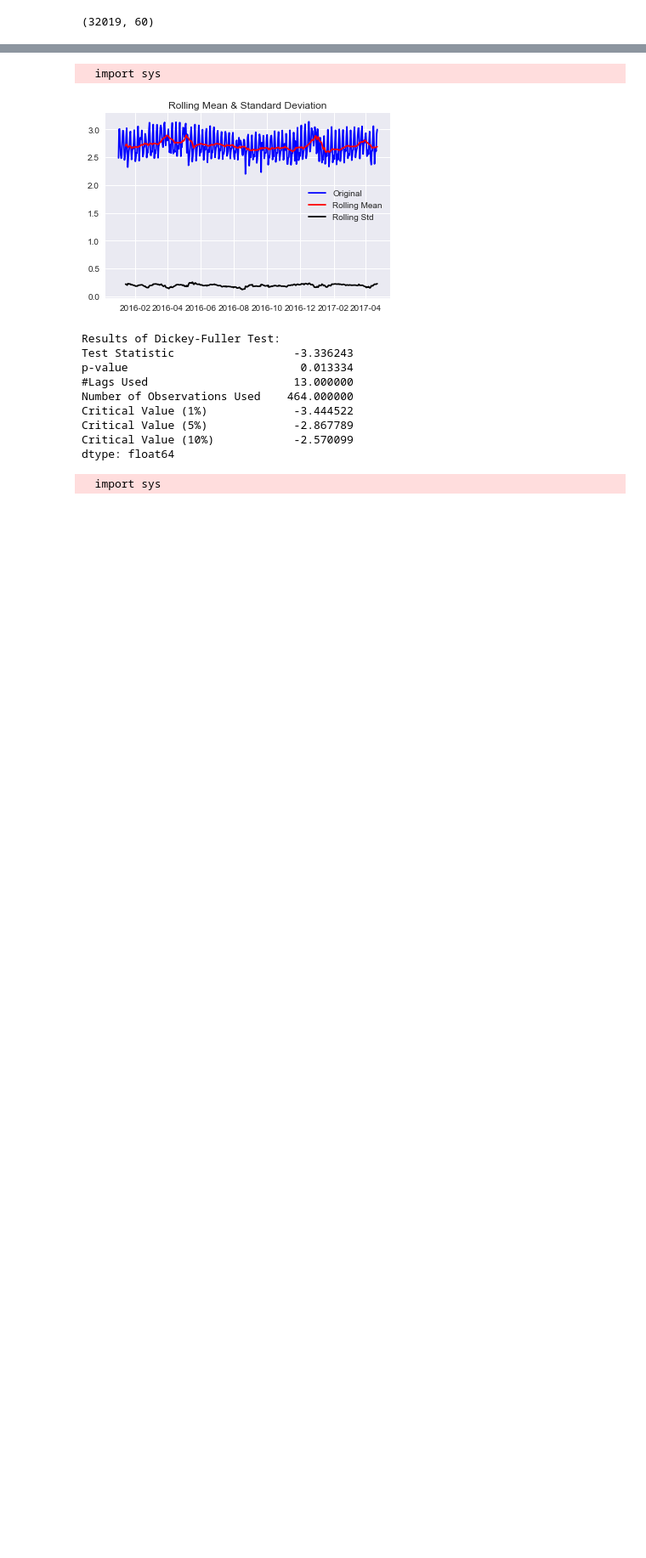
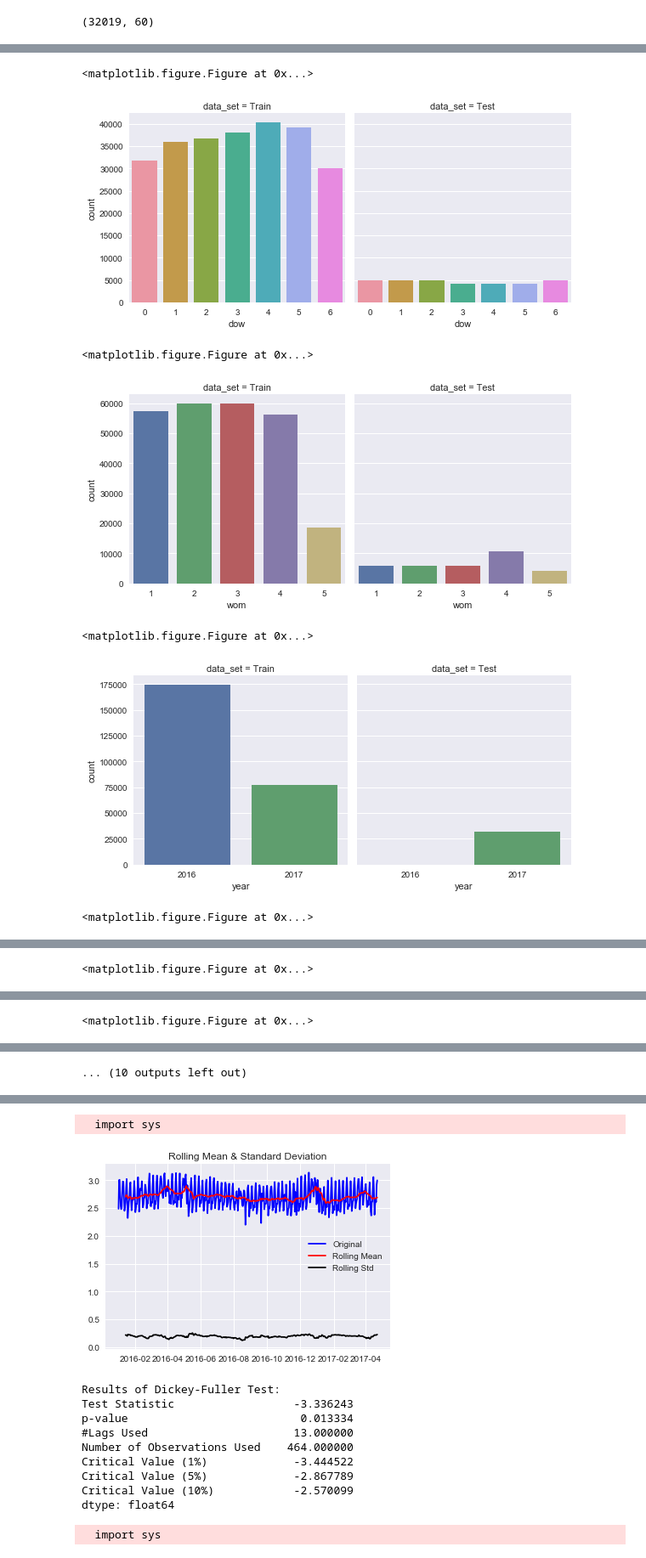
Before and after one commit to lamesen/RecruitRestaurantVisitorForecasting, a Jupyter notebook: ExploratoryDataAnalysis.ipynb, the cells around one changed output, grey strips where cells are left out. Shown at 85% size. Saved outputs shown, nothing was run; the diff lists cells and outputs as text; code cells hidden in the pictures; blank space fills up the shorter version.

```diff
--- a/ExploratoryDataAnalysis.ipynb
+++ b/ExploratoryDataAnalysis.ipynb
@@ -73,6 +203,12 @@ for i, col in enumerate(plot_df.columns):
-# %%
-categorical_vars = ['year', 'month', 'holiday_flg', 'air_genre_name', 'air_area_name', 'cluster']
 # %%
-for var in categorical_vars:
+for cat in categorical_vars:
     plt.figure()
-    sns.factorplot(x=var, col='data_set', data=combined, kind="count")
+    sns.factorplot(x=cat, col='data_set', data=combined, kind="count")
+# %% [output]
+<matplotlib.figure.Figure at 0x...>
+[figure, added]
+<matplotlib.figure.Figure at 0x...>
+[figure, added]
+<matplotlib.figure.Figure at 0x...>
+[figure, added]
+<matplotlib.figure.Figure at 0x...>
@@ -78,0 +216 @@ for var in categorical_vars:
+<matplotlib.figure.Figure at 0x...>
@@ -78,0 +218 @@ for var in categorical_vars:
+<matplotlib.figure.Figure at 0x...>
@@ -78,0 +220 @@ for var in categorical_vars:
+... (10 outputs left out)
```
Also changed, not shown: parts of 40 cells of this notebook, 3 other files.
